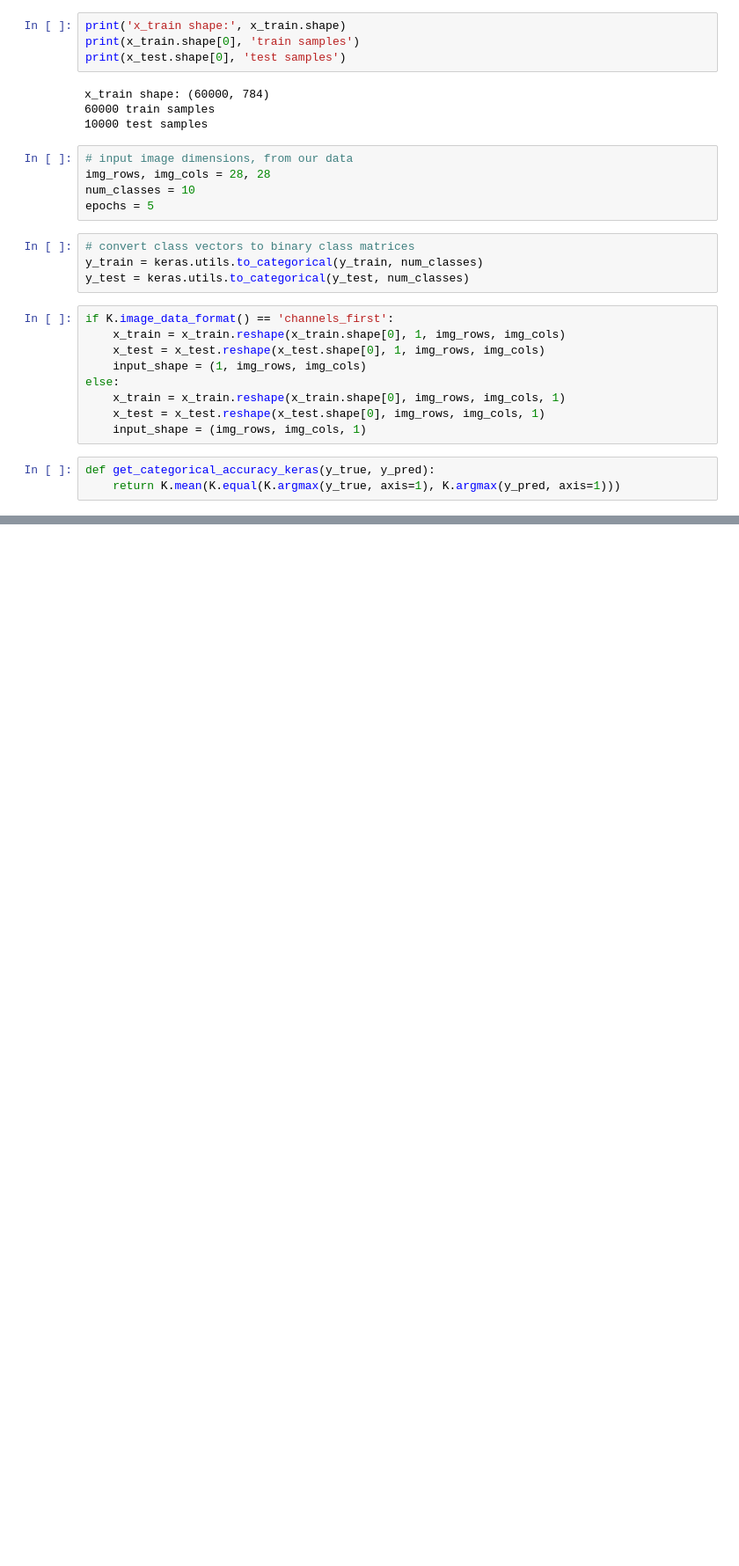
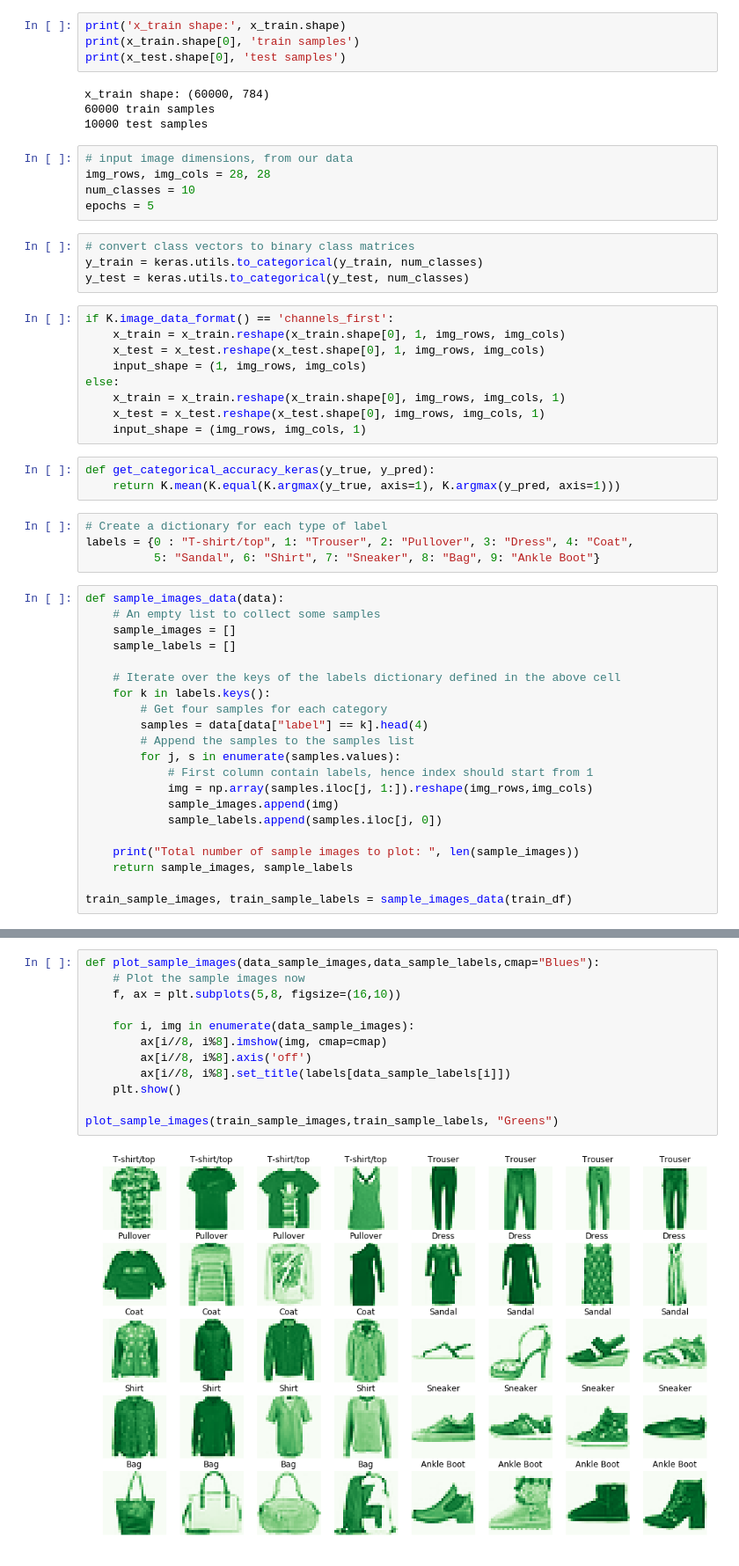
Before and after one commit to PallaviW/TensorFlow-and-Keras, a Jupyter notebook: CNN Model with TensorFlow and Keras.ipynb, the cells around one changed output, grey strips where cells are left out. Shown at 88% size. Saved outputs shown, nothing was run; the diff lists cells and outputs as text; blank space fills up the shorter version.

```diff
--- a/CNN Model with TensorFlow and Keras.ipynb
+++ b/CNN Model with TensorFlow and Keras.ipynb
@@ -87,3 +94,28 @@ else:
 # %%
 def get_categorical_accuracy_keras(y_true, y_pred):
     return K.mean(K.equal(K.argmax(y_true, axis=1), K.argmax(y_pred, axis=1)))
+# %%
+# Create a dictionary for each type of label
+labels = {0 : "T-shirt/top", 1: "Trouser", 2: "Pullover", 3: "Dress", 4: "Coat",
+          5: "Sandal", 6: "Shirt", 7: "Sneaker", 8: "Bag", 9: "Ankle Boot"}
+# %%
+def sample_images_data(data):
+    # An empty list to collect some samples
+    sample_images = []
+    sample_labels = []
+
+    # Iterate over the keys of the labels dictionary defined in the above cell
+    for k in labels.keys():
+        # Get four samples for each category
+        samples = data[data["label"] == k].head(4)
+        # Append the samples to the samples list
+        for j, s in enumerate(samples.values):
+            # First column contain labels, hence index should start from 1
+            img = np.array(samples.iloc[j, 1:]).reshape(img_rows,img_cols)
+            sample_images.append(img)
+            sample_labels.append(samples.iloc[j, 0])
+
+    print("Total number of sample images to plot: ", len(sample_images))
+    return sample_images, sample_labels
+
+train_sample_images, train_sample_labels = sample_images_data(train_df)
@@ -89,0 +126,14 @@ def get_categorical_accuracy_keras(y_true, y_pred):
+# %%
+def plot_sample_images(data_sample_images,data_sample_labels,cmap="Blues"):
+    # Plot the sample images now
+    f, ax = plt.subplots(5,8, figsize=(16,10))
+
+    for i, img in enumerate(data_sample_images):
+        ax[i//8, i%8].imshow(img, cmap=cmap)
+        ax[i//8, i%8].axis('off')
+        ax[i//8, i%8].set_title(labels[data_sample_labels[i]])
+    plt.show()
+
+plot_sample_images(train_sample_images,train_sample_labels, "Greens")
+# %% [output]
+[figure, added]
```
Also changed, not shown: parts of 16 cells of this notebook.
